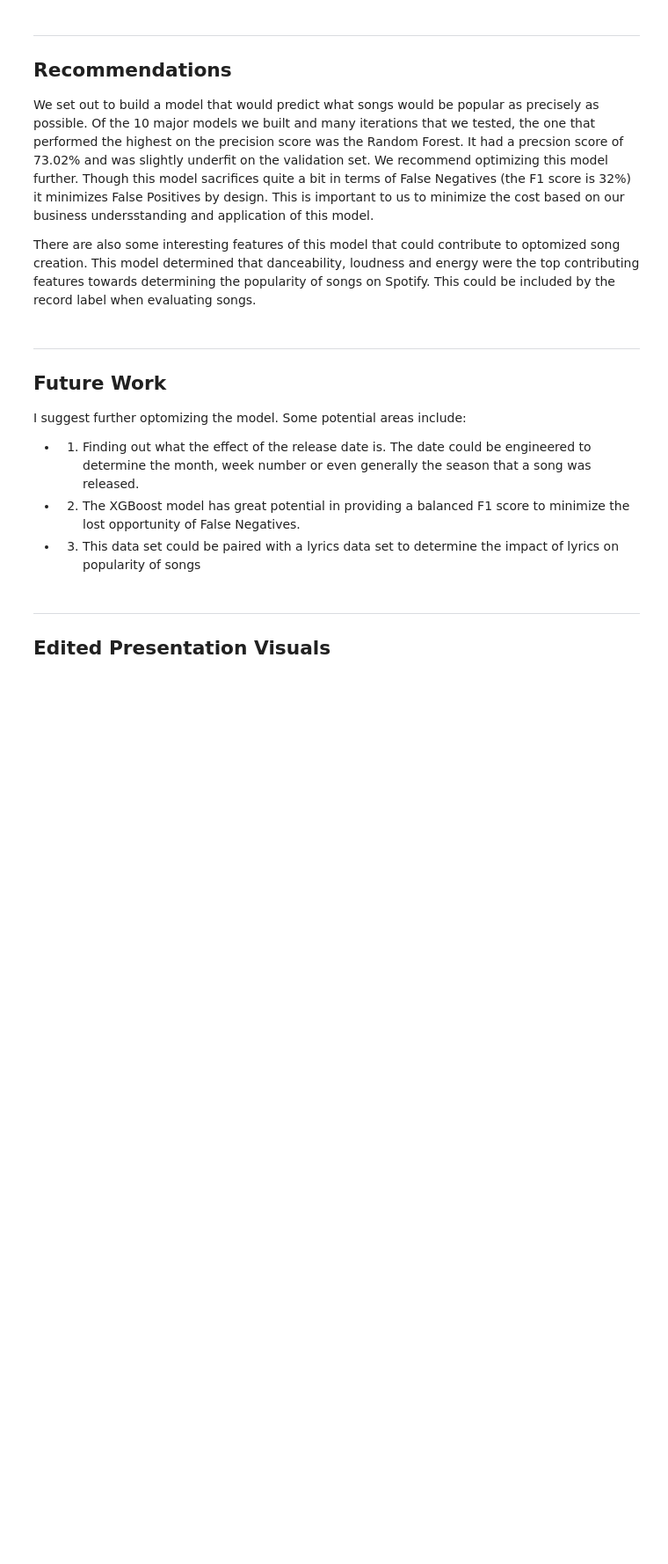
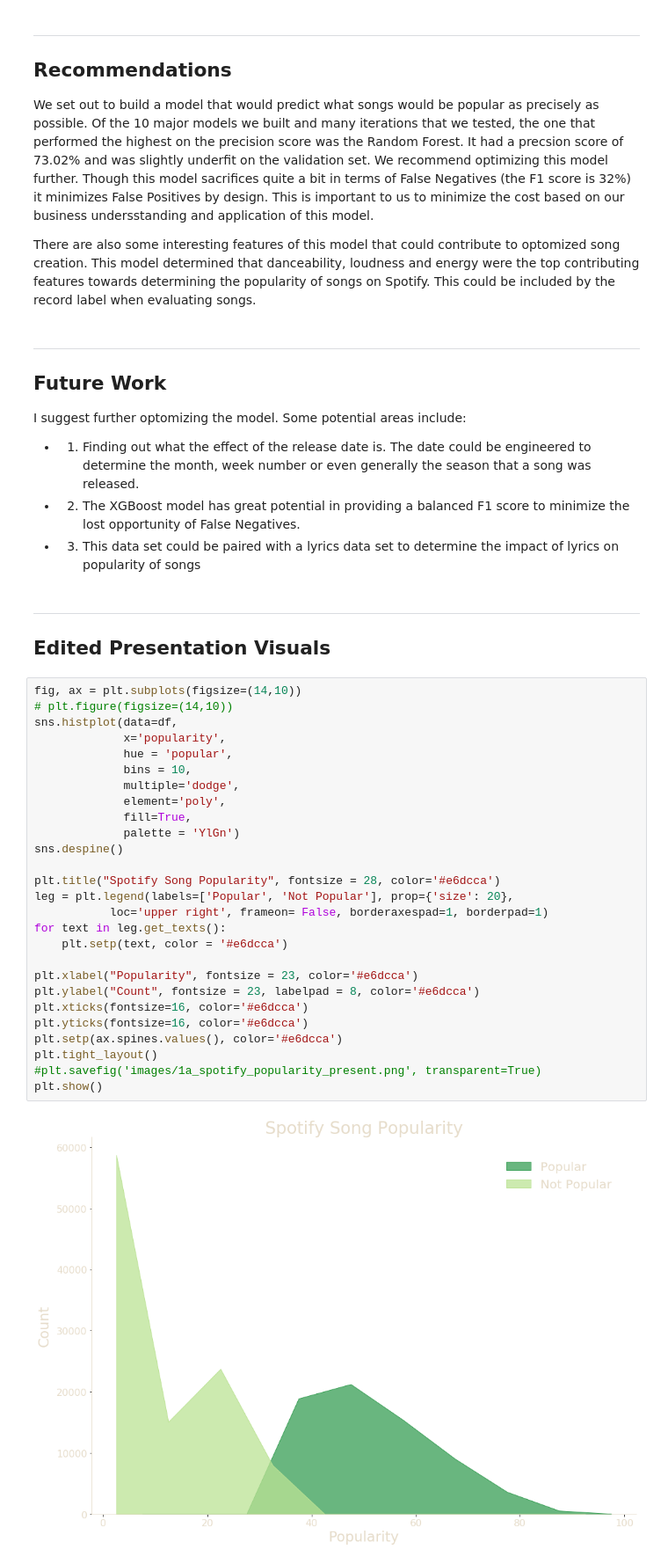
Before and after one commit to shawnjohnsamuel/spotify-popularity-prediction, a Jupyter notebook: project-notebook.ipynb, the cells around one changed output. Shown at 88% size. Cells and saved outputs as stored; diff of their text form; blank space fills up the shorter version.

```diff
--- a/project-notebook.ipynb
+++ b/project-notebook.ipynb
@@ -1153,4 +1153,33 @@ I suggest further optomizing the model. Some potential areas include:
 # %% [markdown]
 ---
 ## Edited Presentation Visuals
+# %%
+fig, ax = plt.subplots(figsize=(14,10))
+# plt.figure(figsize=(14,10))
+sns.histplot(data=df,
+             x='popularity',
+             hue = 'popular',
+             bins = 10,
+             multiple='dodge',
+             element='poly',
+             fill=True,
+             palette = 'YlGn')
+sns.despine()
+
+plt.title("Spotify Song Popularity", fontsize = 28, color='#e6dcca')
+leg = plt.legend(labels=['Popular', 'Not Popular'], prop={'size': 20},
+           loc='upper right', frameon= False, borderaxespad=1, borderpad=1)
+for text in leg.get_texts():
+    plt.setp(text, color = '#e6dcca')
+
+plt.xlabel("Popularity", fontsize = 23, color='#e6dcca')
+plt.ylabel("Count", fontsize = 23, labelpad = 8, color='#e6dcca')
+plt.xticks(fontsize=16, color='#e6dcca')
+plt.yticks(fontsize=16, color='#e6dcca')
+plt.setp(ax.spines.values(), color='#e6dcca')
+plt.tight_layout()
+#plt.savefig('images/1a_spotify_popularity_present.png', transparent=True)
+plt.show()
+# %% [output]
+[figure, added]
 # %%
```
Also changed, not shown: parts of 6 cells of this notebook.
